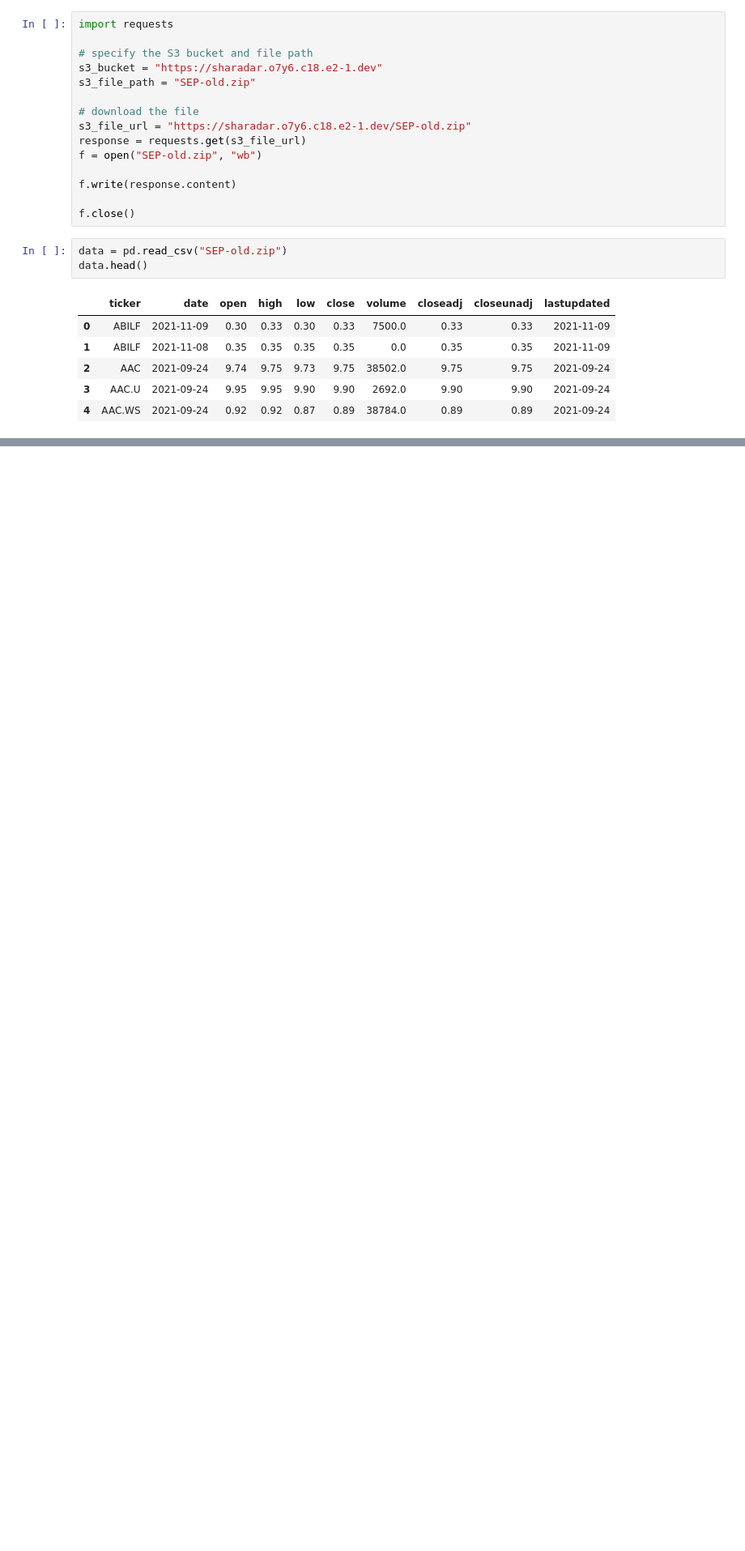
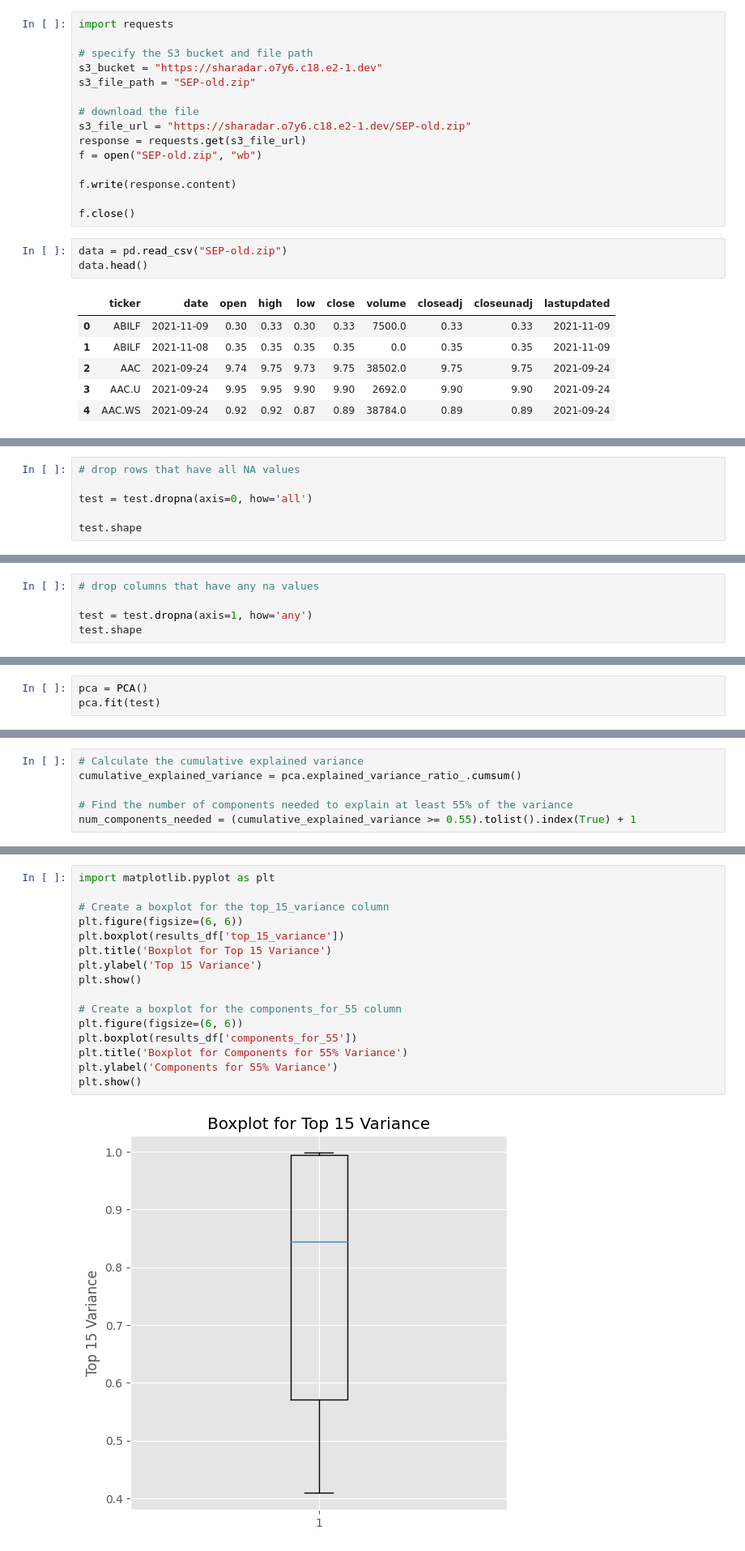
Before and after one commit to richy1996/Springboard_20_3_Data_Storytelling, a Jupyter notebook: Stock_Features_Explain.ipynb, the cells around one changed output, grey strips where cells are left out. Shown: that part at 81% size. Cells and saved outputs as stored; diff of their text form; blank space fills up the shorter version.

```diff
--- a/Stock_Features_Explain.ipynb
+++ b/Stock_Features_Explain.ipynb
@@ -59,0 +122,6 @@ data.head()
+# %%
+# drop rows that have all NA values
+
+test = test.dropna(axis=0, how='all')
+
+test.shape
@@ -59,0 +130,5 @@ data.head()
+# %%
+# drop columns that have any na values
+
+test = test.dropna(axis=1, how='any')
+test.shape
@@ -59,0 +137,3 @@ data.head()
+# %%
+pca = PCA()
+pca.fit(test)
@@ -59,0 +146,6 @@ data.head()
+# %%
+# Calculate the cumulative explained variance
+cumulative_explained_variance = pca.explained_variance_ratio_.cumsum()
+
+# Find the number of components needed to explain at least 55% of the variance
+num_components_needed = (cumulative_explained_variance >= 0.55).tolist().index(True) + 1
@@ -59,0 +214,18 @@ data.head()
+# %%
+import matplotlib.pyplot as plt
+
+# Create a boxplot for the top_15_variance column
+plt.figure(figsize=(6, 6))
+plt.boxplot(results_df['top_15_variance'])
+plt.title('Boxplot for Top 15 Variance')
+plt.ylabel('Top 15 Variance')
+plt.show()
+
+# Create a boxplot for the components_for_55 column
+plt.figure(figsize=(6, 6))
+plt.boxplot(results_df['components_for_55'])
+plt.title('Boxplot for Components for 55% Variance')
+plt.ylabel('Components for 55% Variance')
+plt.show()
+# %% [output]
+[figure, added]
```
Also changed, not shown: parts of 26 cells of this notebook.
